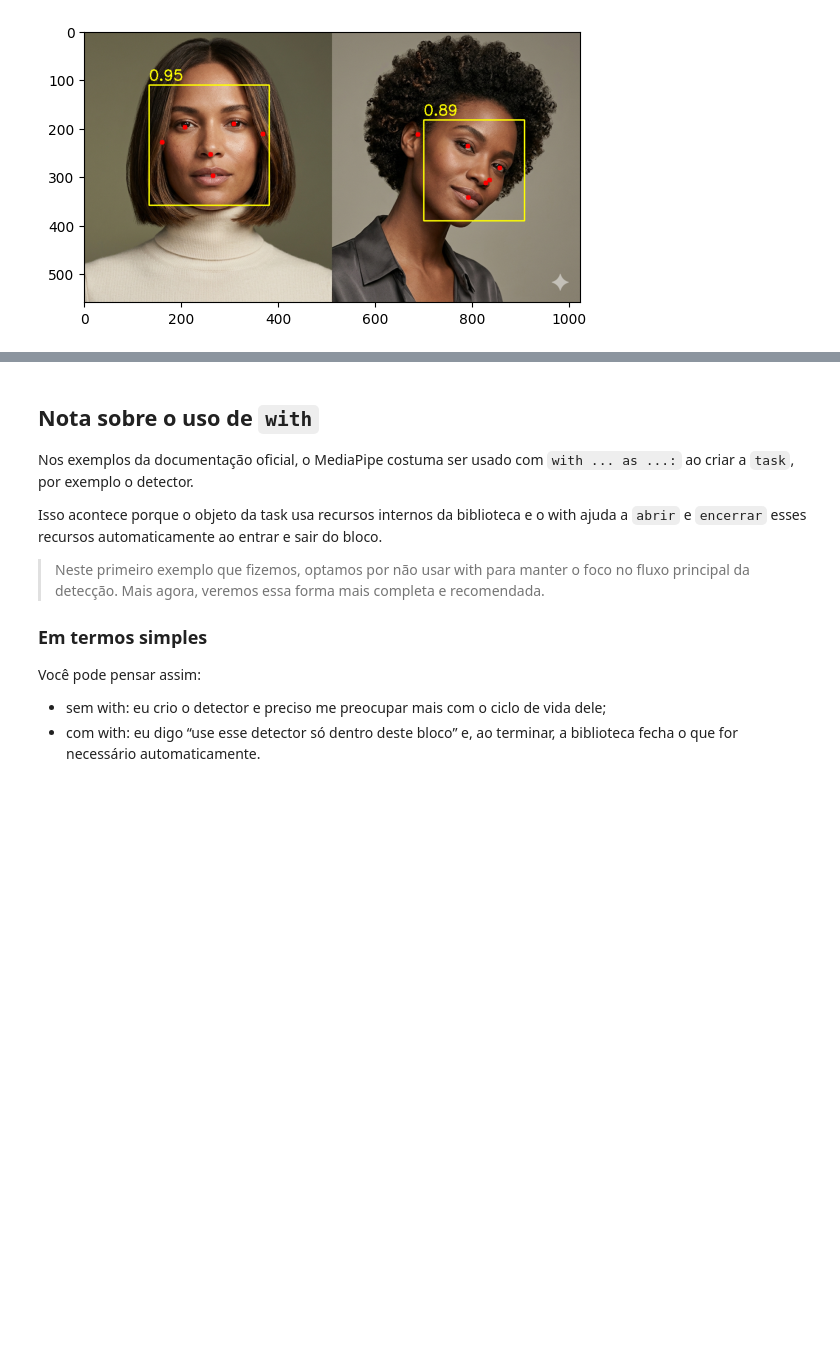
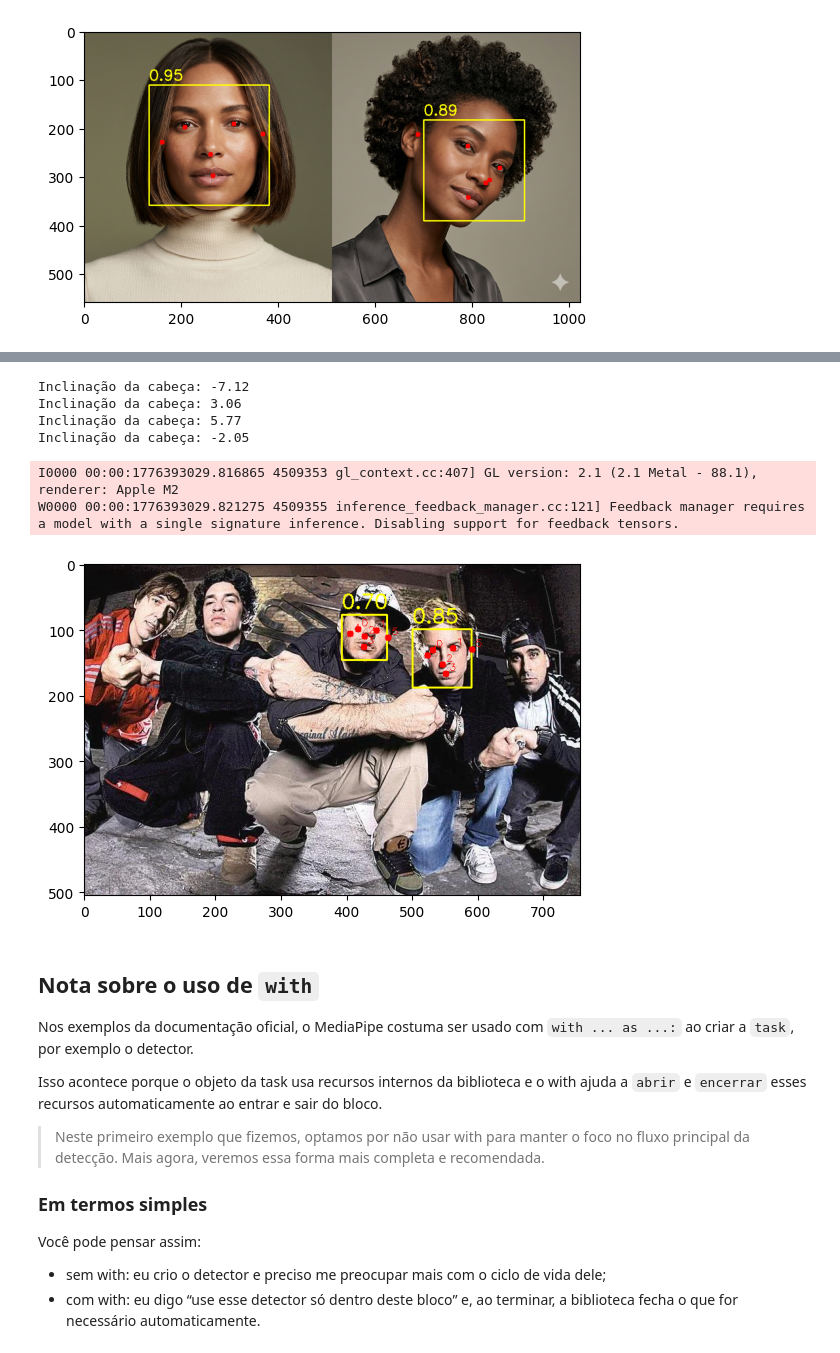
Before and after one commit to arnaldojr/cognitivecomputing, a Jupyter notebook: material/aulas/PDI/lab17/mediapipe.ipynb, the cells around one changed output, grey strips where cells are left out. Cells and saved outputs as stored; diff of their text form; code cells hidden in the pictures; blank space fills up the shorter version.

```diff
--- a/material/aulas/PDI/lab17/mediapipe.ipynb
+++ b/material/aulas/PDI/lab17/mediapipe.ipynb
@@ -332,3 +359,71 @@ Altere o código para determinar qual das faces da imagem está olhando para cam
+# %%
+# para determinar qual a face está com a cabeça inclinada,
+# podemos usar os keypoints para calcular a inclinação da cabeça.
+
+
+
+import cv2
+import matplotlib.pyplot as plt
+
+import mediapipe as mp
+
+# Configurações do MediaPipe
+FaceDetector = mp.tasks.vision.FaceDetector
+
+# Define o caminho do modelo que queremos usar
+model_path = "models/blaze_face_full_range.tflite"
+
+# estanciando o detector com o modelo escolhido
+detector = FaceDetector.create_from_model_path(model_path)
+
+# carregando a imagem e convertendo para o formato esperado pelo MediaPipe
+image = cv2.imread("cbjr.png")
+image_rgb = cv2.cvtColor(image, cv2.COLOR_BGR2RGB)
+h,w,_ = image_rgb.shape
+
+mp_image = mp.Image(image_format=mp.ImageFormat.SRGB, data=image_rgb) # Convertendo para o formato esperado pelo MediaPipe
+
+# realizando a detecção
+detection_result = detector.detect(mp_image)
+
+for detection in detection_result.detections:
+
+    inclinacao = calcular_inclinacao_olhos(detection.keypoints)
+    print(f"Inclinação da cabeça: {inclinacao:.2f}")
+
+    if abs(inclinacao) > 5:
+
+        bbox = detection.bounding_box
+        start_point = (int(bbox.origin_x), int(bbox.origin_y))
+        end_point = (int(bbox.origin_x + bbox.width), int(bbox.origin_y + bbox.height))
+        cv2.rectangle(image_rgb, start_point, end_point, (255, 255, 0), 2)
+
+        # Adicionando o score de confiança
+        score = detection.categories[0].score  # Pegando o score da categoria mais provável
+        label = f"{score:.2f}"  # Formatando o score para duas casas decimais
+        cv2.putText(image_rgb, label, (start_point[0], start_point[1] - 10), cv2.FONT_HERSHEY_SIMPLEX, 1, (255, 255, 0), 2)
+
+
+        # Adicionando os keypoints básicos
+        indice = 0
+        for keypoint in detection.keypoints:
+            keypoint_x = int(keypoint.x * w)
+            keypoint_y = int(keypoint.y * h)
+            cv2.circle(image_rgb, (keypoint_x, keypoint_y), 5, (255, 0, 0), -1)  # Desenhando um círculo para cada keypoint
+            cv2.putText(image_rgb, str(indice), (keypoint_x + 5, keypoint_y - 5), cv2.FONT_HERSHEY_SIMPLEX, 0.5, (255, 0, 0), 1)  # Adicionando o índice do keypoint
+            indice += 1
+
+
+plt.imshow(image_rgb)
+plt.show()
+# %% [output]
+Inclinação da cabeça: -7.12
+Inclinação da cabeça: 3.06
+Inclinação da cabeça: 5.77
+Inclinação da cabeça: -2.05
+I0000 00:00:1776393029.816865 4509353 gl_context.cc:407] GL version: 2.1 (2.1 Metal - 88.1), renderer: Apple M2
+W0000 00:00:1776393029.821275 4509355 inference_feedback_manager.cc:121] Feedback manager requires a model with a single signature inference. Disabling support for feedback tensors.
+[figure, added]
 # %% [markdown]
 ## Nota sobre o uso de `with`
 
```
Also changed, not shown: parts of 4 cells of this notebook, 1 other file.
